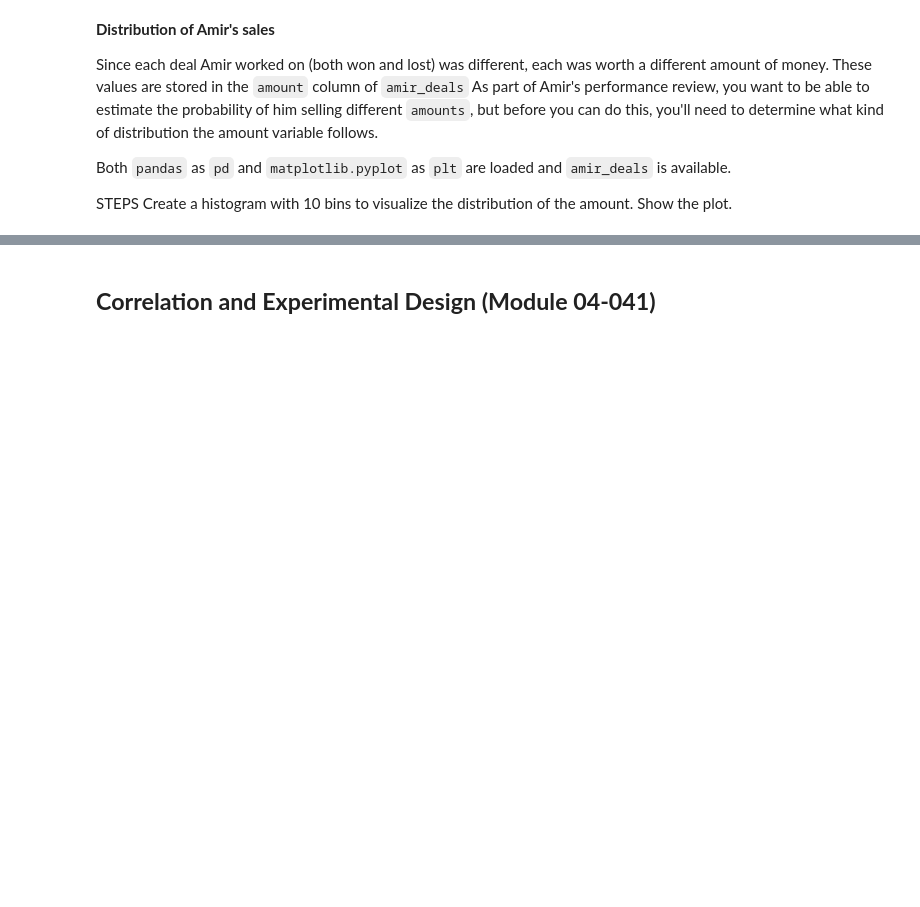
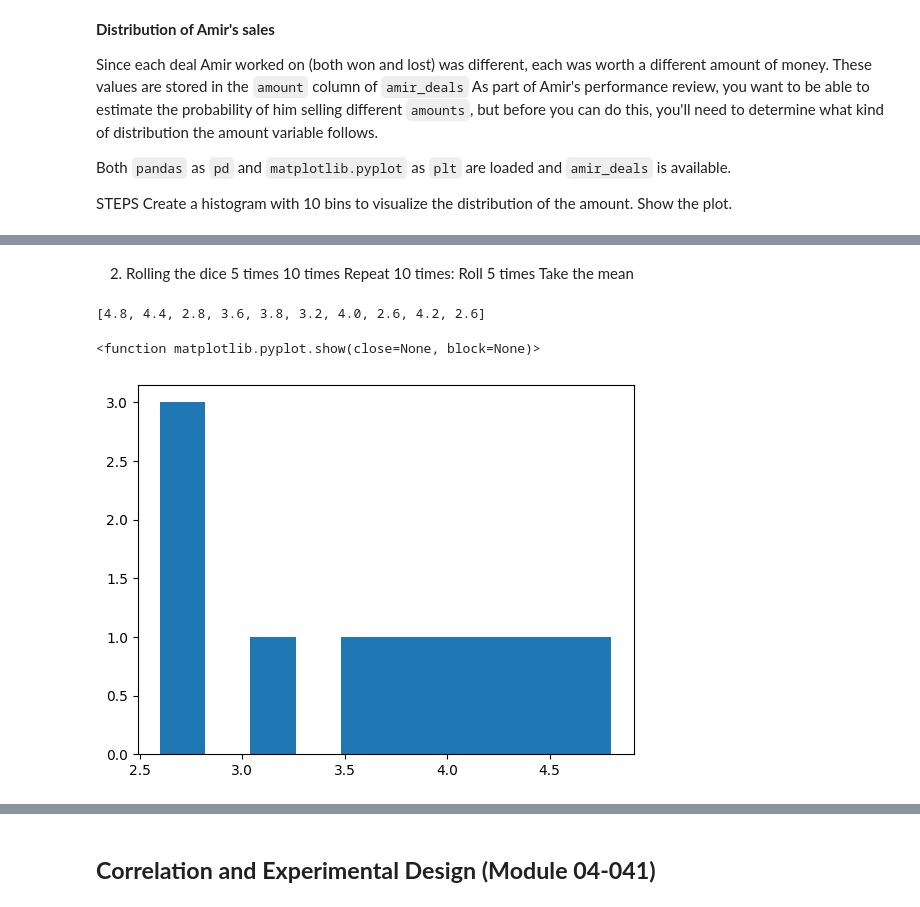
Before and after one commit to mcabas/Datacamp_Notebook, a Jupyter notebook: DataCamp.Course_041_Introduction to Statistics in Python.ipynb, the cells around one changed output, grey strips where cells are left out. Cells and saved outputs as stored; diff of their text form; code cells hidden in the pictures; blank space fills up the shorter version.

```diff
--- a/DataCamp.Course_041_Introduction to Statistics in Python.ipynb
+++ b/DataCamp.Course_041_Introduction to Statistics in Python.ipynb
@@ -1039,0 +1121,6 @@ Create a histogram with 10 bins to visualize the distribution of the amount. Sho
+# %%
+die = pd.Series([1, 2, 3, 4, 5, 6])
+# Roll 5 times
+samp_5 = die.sample(5, replace=True)
+print(samp_5)
+np.mean(samp_5)
@@ -1039,0 +1135,17 @@ Create a histogram with 10 bins to visualize the distribution of the amount. Sho
+# %% [markdown]
+2. Rolling the dice 5 times 10 times
+Repeat 10 times:
+Roll 5 times
+Take the mean
+# %%
+sample_means = []
+for i in range(10):
+    samp_5 = die.sample(5, replace=True)
+    sample_means.append(np.mean(samp_5))
+print(sample_means)
+plt.hist(sample_means)
+plt.show
+# %% [output]
+[4.8, 4.4, 2.8, 3.6, 3.8, 3.2, 4.0, 2.6, 4.2, 2.6]
+<function matplotlib.pyplot.show(close=None, block=None)>
+[figure, added]
```
Also changed, not shown: parts of 26 cells of this notebook.
